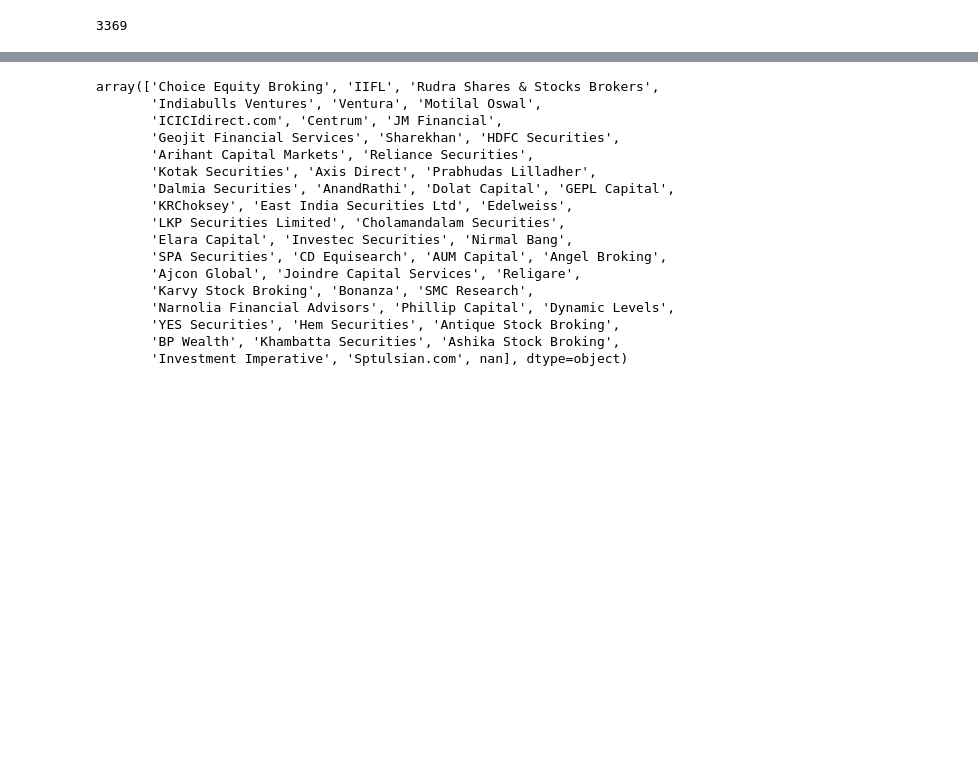
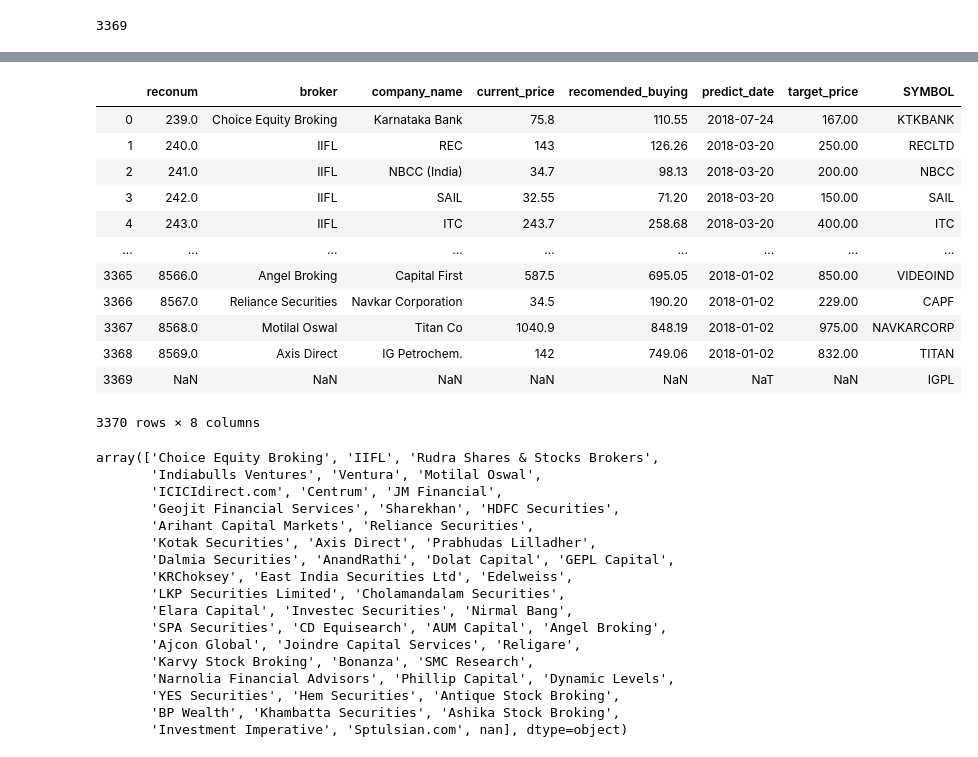
Before and after one commit to yash-1708/Stock-Analyst-Rating, a Jupyter notebook: 2018/AlgoCode2018.ipynb, the cells around one changed output, grey strips where cells are left out. Saved outputs shown, nothing was run; the diff lists cells and outputs as text; code cells hidden in the pictures; blank space fills up the shorter version.

```diff
--- a/2018/AlgoCode2018.ipynb
+++ b/2018/AlgoCode2018.ipynb
@@ -113,3 +154,21 @@ df4
+# %%
+df4['predict_date'] = pd.to_datetime(df4['predict_date'], format='%Y-%m-%d')
+# %%
+df4
+# %% [output]
+|  | reconum | broker | company_name | current_price | recomended_buying | predict_date | target_price | SYMBOL |
+| 0 | 239.0 | Choice Equity Broking | Karnataka Bank | 75.8 | 110.55 | 2018-07-24 | 167.00 | KTKBANK |
+| 1 | 240.0 | IIFL | REC | 143 | 126.26 | 2018-03-20 | 250.00 | RECLTD |
+| 2 | 241.0 | IIFL | NBCC (India) | 34.7 | 98.13 | 2018-03-20 | 200.00 | NBCC |
+| 3 | 242.0 | IIFL | SAIL | 32.55 | 71.20 | 2018-03-20 | 150.00 | SAIL |
+| 4 | 243.0 | IIFL | ITC | 243.7 | 258.68 | 2018-03-20 | 400.00 | ITC |
+| ... | ... | ... | ... | ... | ... | ... | ... | ... |
+| 3365 | 8566.0 | Angel Broking | Capital First | 587.5 | 695.05 | 2018-01-02 | 850.00 | VIDEOIND |
+| 3366 | 8567.0 | Reliance Securities | Navkar Corporation | 34.5 | 190.20 | 2018-01-02 | 229.00 | CAPF |
+| 3367 | 8568.0 | Motilal Oswal | Titan Co | 1040.9 | 848.19 | 2018-01-02 | 975.00 | NAVKARCORP |
+| 3368 | 8569.0 | Axis Direct | IG Petrochem. | 142 | 749.06 | 2018-01-02 | 832.00 | TITAN |
+| 3369 | NaN | NaN | NaN | NaN | NaN | NaT | NaN | IGPL |
+3370 rows × 8 columns
 # %%
 uniqueBrokers = df4.broker.unique()
 uniqueBrokers
```
Also changed, not shown: parts of 10 cells of this notebook, 5 other files.
